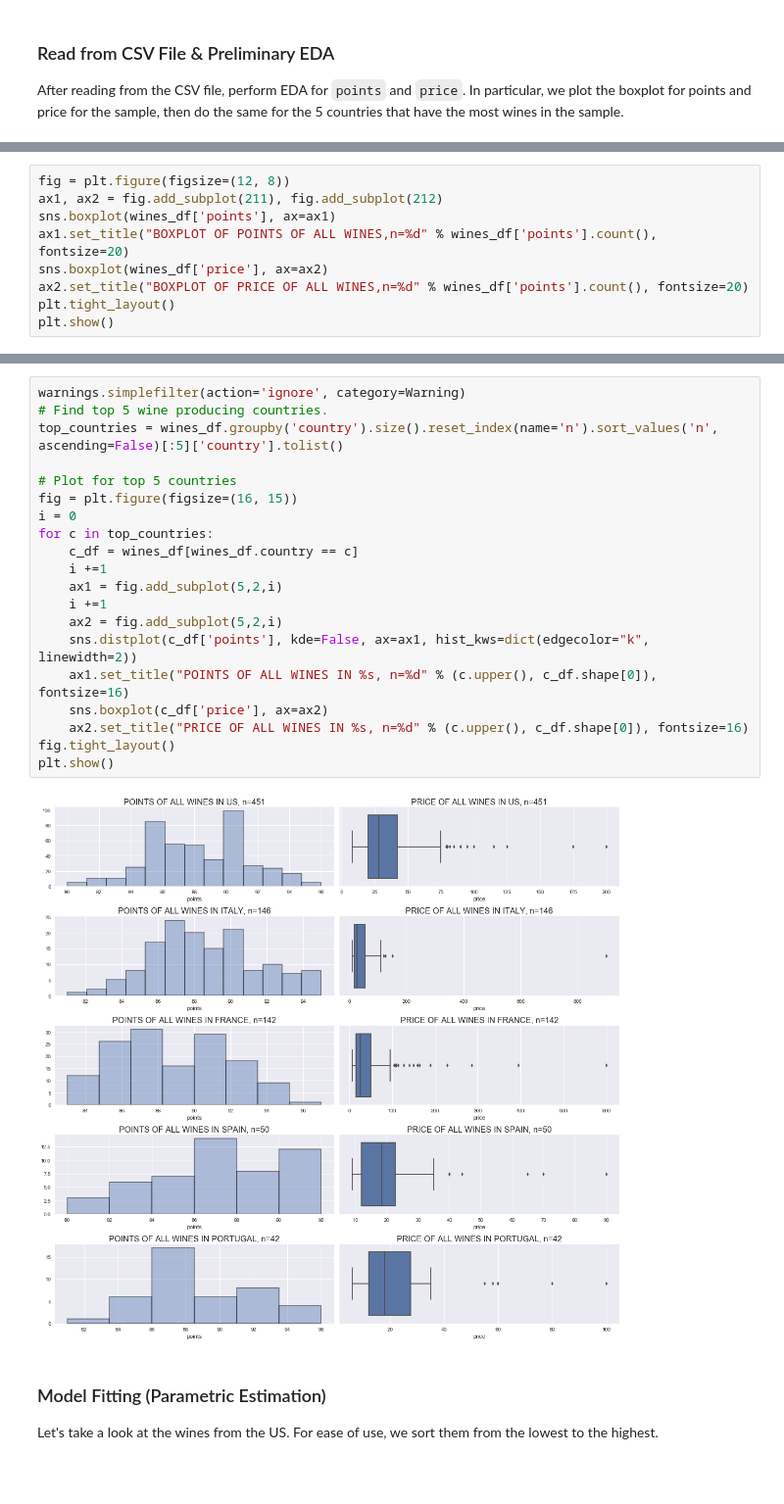
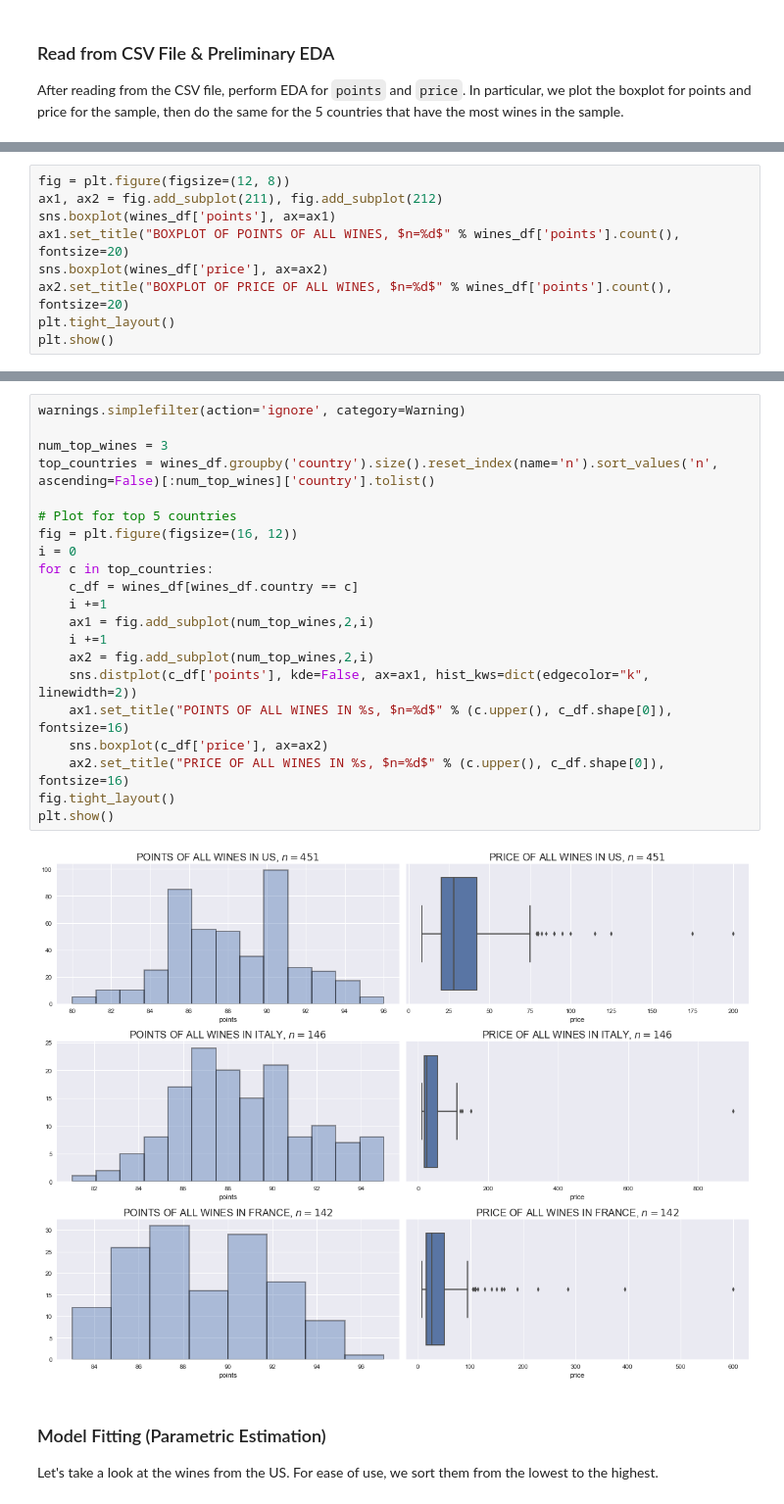
Before and after one commit to bryanblackbee/ds-learning-journey, a Jupyter notebook: jupyter_notebook/studies/1-completed/wines/wines.ipynb, the cells around one changed output, grey strips where cells are left out. Shown at 98% size. Drawn from its saved outputs; the diff is of its cells as text; blank space fills up the shorter version.

```diff
--- a/jupyter_notebook/studies/1-completed/wines/wines.ipynb
+++ b/jupyter_notebook/studies/1-completed/wines/wines.ipynb
@@ -33,9 +33,9 @@ print(wines_df[['variety', 'country', 'points', 'price']].sample(3))
 fig = plt.figure(figsize=(12, 8))
 ax1, ax2 = fig.add_subplot(211), fig.add_subplot(212)
 sns.boxplot(wines_df['points'], ax=ax1)
-ax1.set_title("BOXPLOT OF POINTS OF ALL WINES,n=%d" % wines_df['points'].count(), fontsize=20)
+ax1.set_title("BOXPLOT OF POINTS OF ALL WINES, $n=%d$" % wines_df['points'].count(), fontsize=20)
 sns.boxplot(wines_df['price'], ax=ax2)
-ax2.set_title("BOXPLOT OF PRICE OF ALL WINES,n=%d" % wines_df['points'].count(), fontsize=20)
+ax2.set_title("BOXPLOT OF PRICE OF ALL WINES, $n=%d$" % wines_df['points'].count(), fontsize=20)
 plt.tight_layout()
 plt.show()
 # %% [output]
@@ -43,25 +43,26 @@ plt.show()
 # %%
 warnings.simplefilter(action='ignore', category=Warning)
-# Find top 5 wine producing countries.
-top_countries = wines_df.groupby('country').size().reset_index(name='n').sort_values('n', ascending=False)[:5]['country'].tolist()
+
+num_top_wines = 3
+top_countries = wines_df.groupby('country').size().reset_index(name='n').sort_values('n', ascending=False)[:num_top_wines]['country'].tolist()
 
 # Plot for top 5 countries
-fig = plt.figure(figsize=(16, 15))
+fig = plt.figure(figsize=(16, 12))
 i = 0
 for c in top_countries:
     c_df = wines_df[wines_df.country == c]
     i +=1
-    ax1 = fig.add_subplot(5,2,i)
+    ax1 = fig.add_subplot(num_top_wines,2,i)
     i +=1
-    ax2 = fig.add_subplot(5,2,i)
+    ax2 = fig.add_subplot(num_top_wines,2,i)
     sns.distplot(c_df['points'], kde=False, ax=ax1, hist_kws=dict(edgecolor="k", linewidth=2))
-    ax1.set_title("POINTS OF ALL WINES IN %s, n=%d" % (c.upper(), c_df.shape[0]), fontsize=16)
+    ax1.set_title("POINTS OF ALL WINES IN %s, $n=%d$" % (c.upper(), c_df.shape[0]), fontsize=16)
     sns.boxplot(c_df['price'], ax=ax2)
-    ax2.set_title("PRICE OF ALL WINES IN %s, n=%d" % (c.upper(), c_df.shape[0]), fontsize=16)
+    ax2.set_title("PRICE OF ALL WINES IN %s, $n=%d$" % (c.upper(), c_df.shape[0]), fontsize=16)
 fig.tight_layout()
 plt.show()
 # %% [output]
-[figure, old version]
+[figure, new version]
 # %% [markdown]
 ### Model Fitting (Parametric Estimation)
 
```
Also changed, not shown: parts of 4 cells of this notebook, 12 other files.
